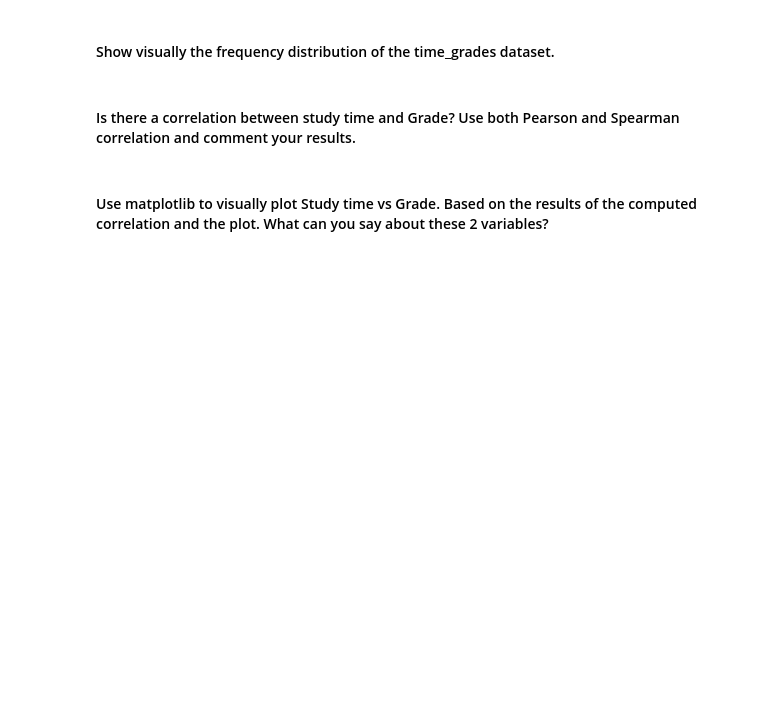
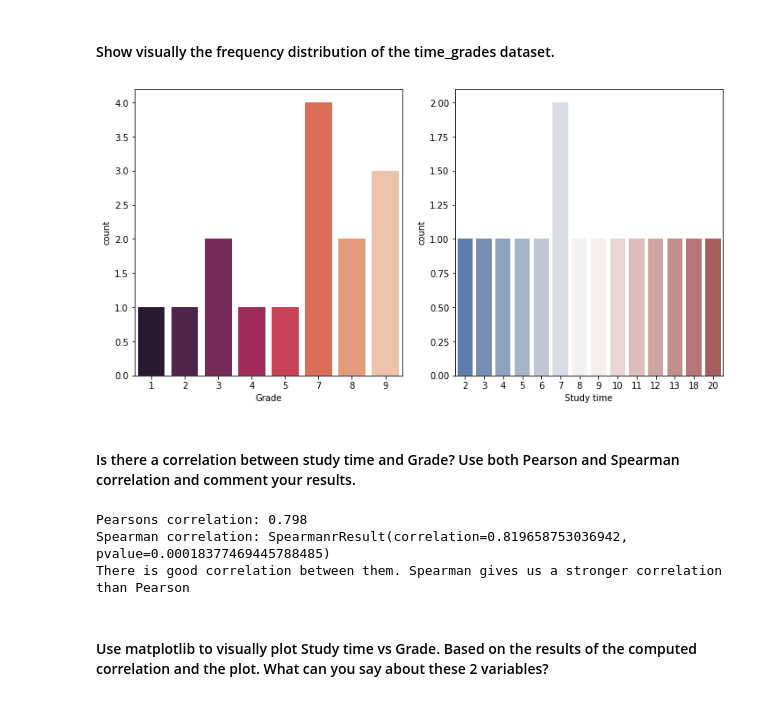
Before and after one commit to ta-data-lis/lab-pivot-table-and-correlation, a Jupyter notebook: your_code/main.ipynb, the cells around one changed output. Drawn from its saved outputs; the diff is of its cells as text; code cells hidden in the pictures; blank space fills up the shorter version.

```diff
--- a/your_code/main.ipynb
+++ b/your_code/main.ipynb
@@ -305,0 +304,3 @@ Name: Steps, dtype: float64
+# %%
+# your answer here
+time_grades = pd.read_csv('C:\cygwin\home\Cinthya\Ironhack_bootcamp\lab-pivot-table-and-correlation\your_code\data\Time_Grades.csv')
@@ -310,2 +318,9 @@ Name: Steps, dtype: float64
+# %%
+# your answer here
+fg, ax = plt.subplots(1,2,figsize = (12,6))
+ax[0] = sns.countplot(time_grades['Grade'],palette='rocket',ax=ax[0])
+ax[1] = sns.countplot(time_grades['Study time'],palette='vlag',ax=ax[1])
+# %% [output]
+[figure, added]
 # %% [markdown]
 #### Is there a correlation between study time and Grade? Use both Pearson and Spearman correlation and comment your results.
@@ -314,3 +327,25 @@ Name: Steps, dtype: float64
+# %%
+# your answer here
+from scipy.stats import pearsonr
+from scipy import stats
+
+# Convert dataframe into series
+list1 = time_grades['Study time']
+list2 = time_grades['Grade']
+
+# Apply the pearsonr()
+corr, _ = pearsonr(list1, list2)
+print('Pearsons correlation: %.3f' % corr)
+
+# Apply the spearman()
+spe_corr = stats.spearmanr(list1,list2)
+print('Spearman correlation:', spe_corr)
+
+print('There is good correlation between them. Spearman gives us a stronger correlation than Pearson')
+# %% [output]
+Pearsons correlation: 0.798
+Spearman correlation: SpearmanrResult(correlation=0.819658753036942, pvalue=0.00018377469445788485)
+There is good correlation between them. Spearman gives us a stronger correlation than Pearson
 # %% [markdown]
 #### Use matplotlib to visually plot Study time vs Grade. Based on the results of the computed correlation and the plot. What can you say about these 2 variables?
 # %%
```
Also changed, not shown: parts of 7 cells of this notebook.
